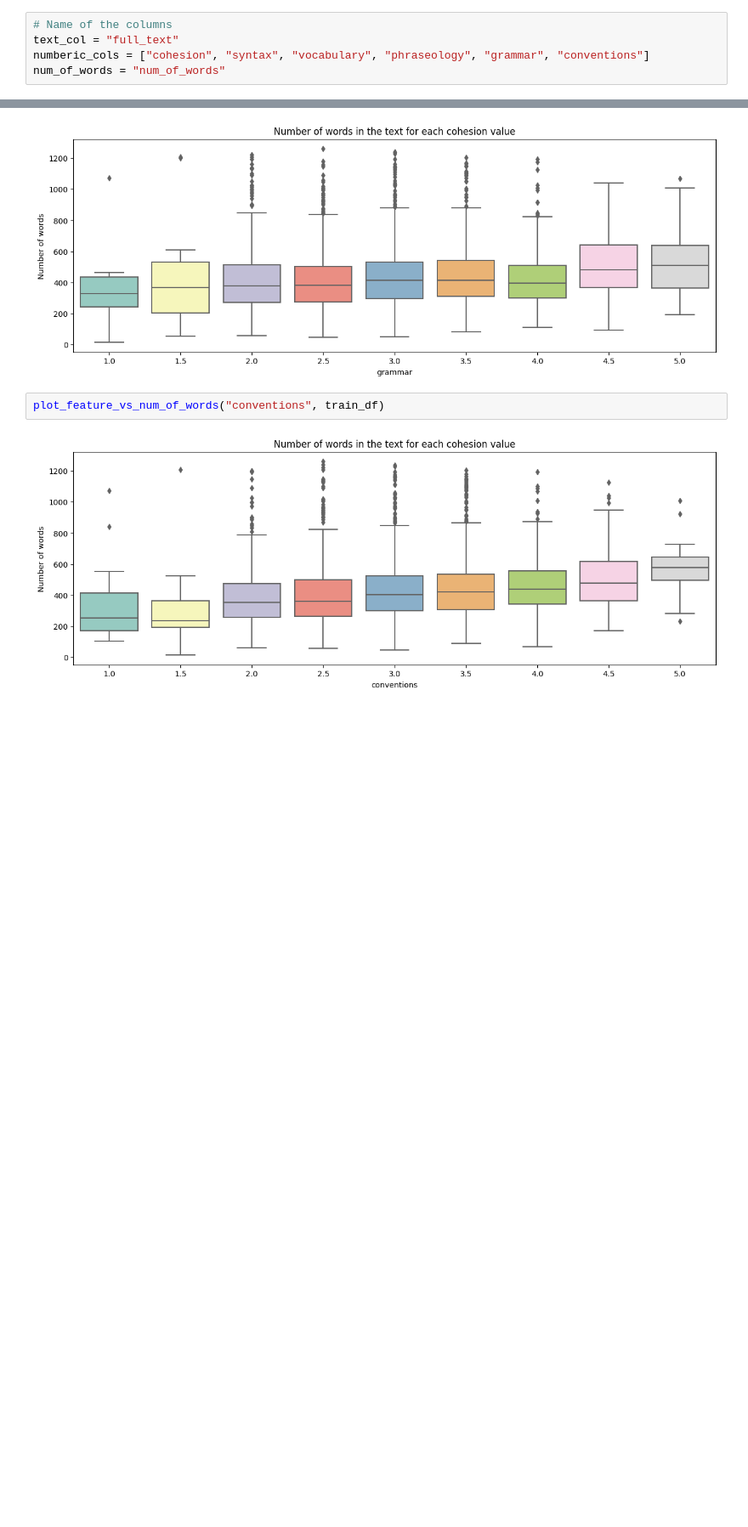
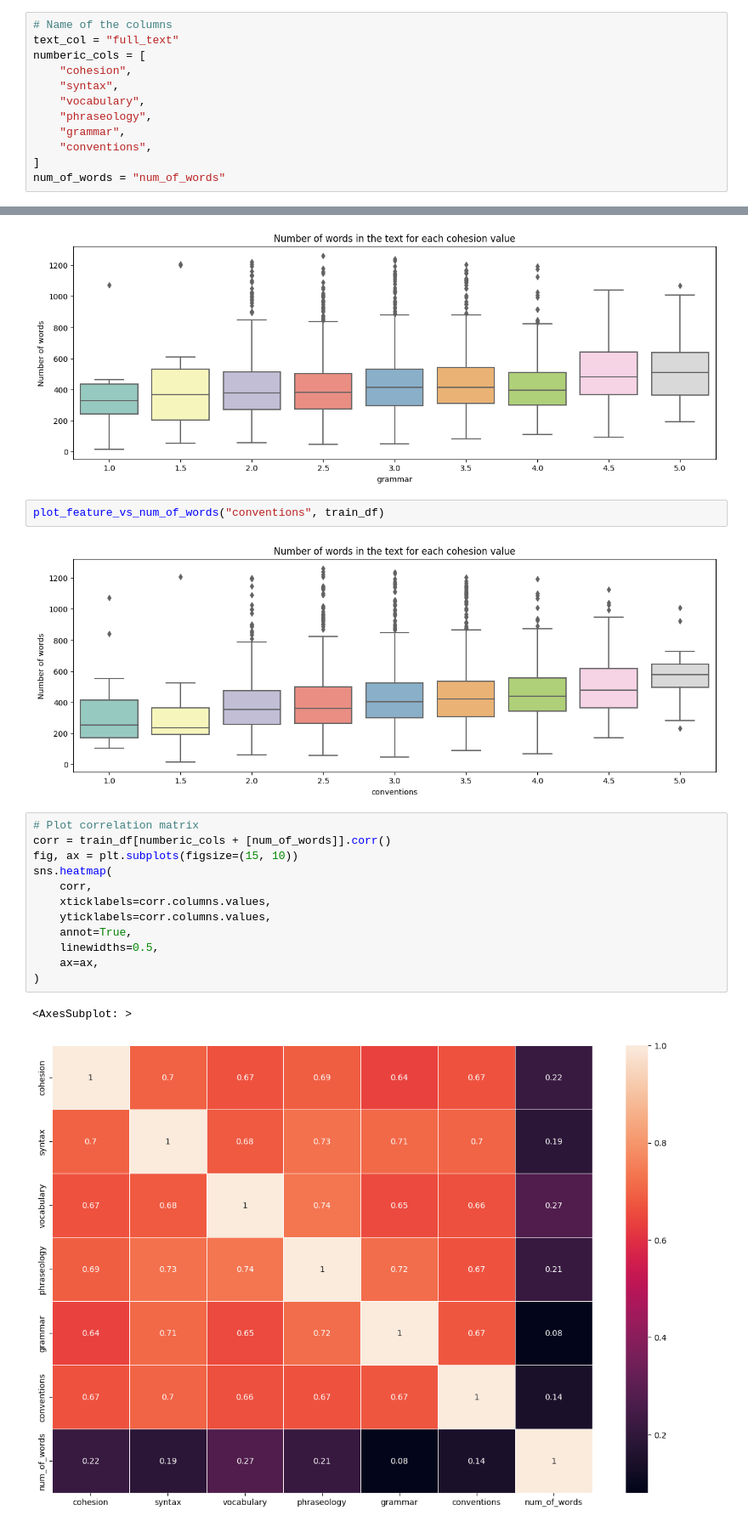
Before and after one commit to KubiakJakub01/Feedback-Prize-ELL, a Jupyter notebook: src/notebooks/research_features.ipynb, the cells around one changed output, grey strips where cells are left out. Shown at 85% size. Saved outputs shown, nothing was run; the diff lists cells and outputs as text; blank space fills up the shorter version.

```diff
--- a/src/notebooks/research_features.ipynb
+++ b/src/notebooks/research_features.ipynb
@@ -18,7 +19,14 @@ train_df = pd.read_csv(data_path / "train.csv")
 # %%
 # Name of the columns
 text_col = "full_text"
-numberic_cols = ["cohesion", "syntax", "vocabulary", "phraseology", "grammar", "conventions"]
+numberic_cols = [
+    "cohesion",
+    "syntax",
+    "vocabulary",
+    "phraseology",
+    "grammar",
+    "conventions",
+]
 num_of_words = "num_of_words"
 # %%
 # Add a column to store the number of words in the text
@@ -82,3 +89,18 @@ plot_feature_vs_num_of_words("grammar", train_df)
 plot_feature_vs_num_of_words("conventions", train_df)
 # %% [output]
 [figure]
+# %%
+# Plot correlation matrix
+corr = train_df[numberic_cols + [num_of_words]].corr()
+fig, ax = plt.subplots(figsize=(15, 10))
+sns.heatmap(
+    corr,
+    xticklabels=corr.columns.values,
+    yticklabels=corr.columns.values,
+    annot=True,
+    linewidths=0.5,
+    ax=ax,
+)
+# %% [output]
+<AxesSubplot: >
+[figure, added]
```
Also changed, not shown: parts of 3 cells of this notebook.
